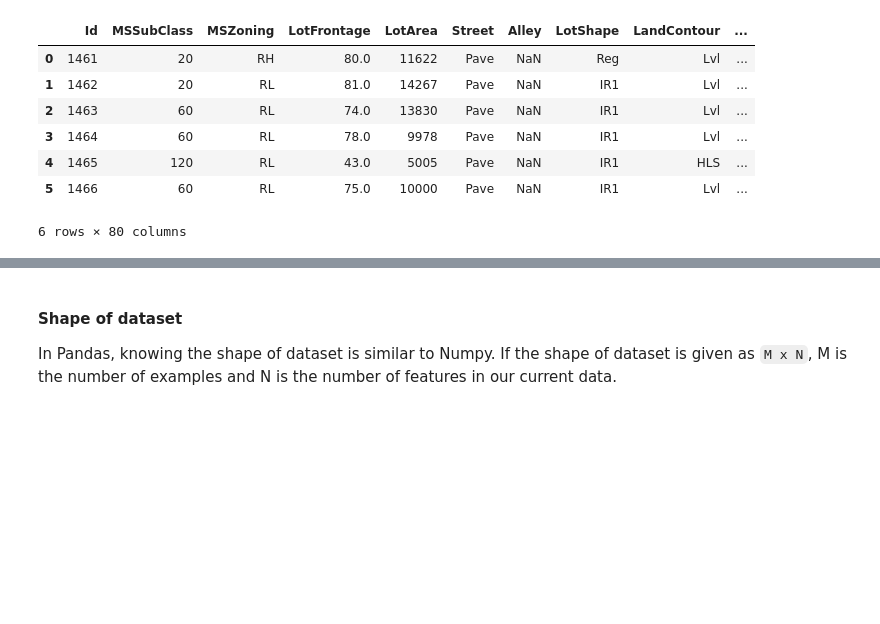
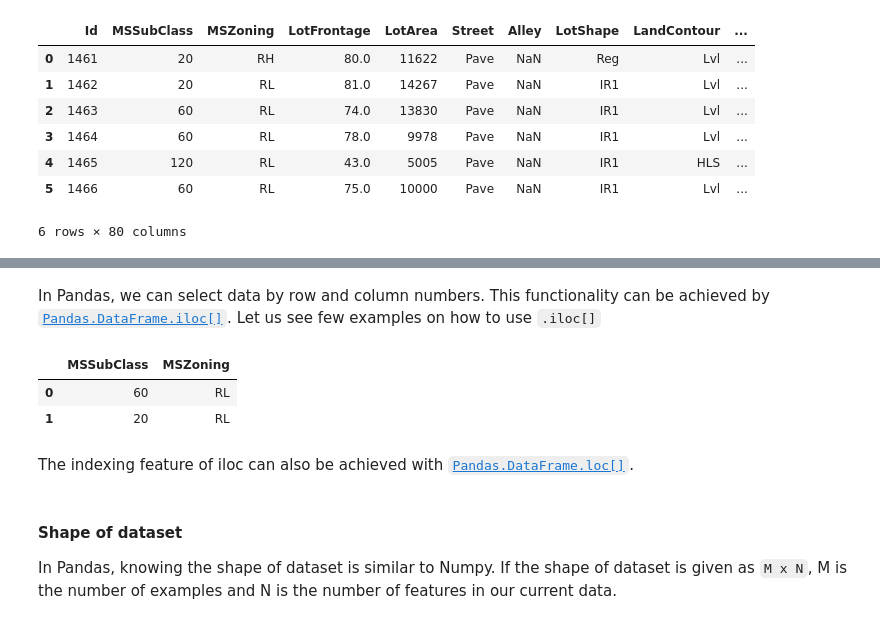
Before and after one commit to r4ghu/IntroToPandas, a Jupyter notebook: Intro to Pandas.ipynb, the cells around one changed output, grey strips where cells are left out. Cells and saved outputs as stored; diff of their text form; code cells hidden in the pictures; blank space fills up the shorter version.

Commit message:
Add iloc

```diff
--- a/Intro to Pandas.ipynb
+++ b/Intro to Pandas.ipynb
@@ -79,3 +104,25 @@ test.head(6)
+# %% [markdown]
+In Pandas, we can select data by row and column numbers. This functionality can be achieved by [`Pandas.DataFrame.iloc[]`](https://pandas.pydata.org/pandas-docs/stable/generated/pandas.DataFrame.iloc.html). Let us see few examples on how to use `.iloc[]`
+# %%
+# Single selection of rows
+train.iloc[0]                      # Row 0
+train.iloc[102]                    # Row 102
+train.iloc[-1]                     # Last Row
+
+# Single selection of columns
+train.iloc[:, 0]                   # Column 0
+train.iloc[:, 9]                   # Column 9
+train.iloc[:, -1]                  # Last Column
+
+# Multiple columns and rows using iloc indexer
+train.iloc[0:2, 1:3]               # Rows 0-1, Columns 1-2
+# Indexing follows general python convention
+# %% [output]
+|  | MSSubClass | MSZoning |
+| 0 | 60 | RL |
+| 1 | 20 | RL |
+# %% [markdown]
+The indexing feature of iloc can also be achieved with [`Pandas.DataFrame.loc[]`](https://pandas.pydata.org/pandas-docs/stable/generated/pandas.DataFrame.loc.html).
 # %% [markdown]
 #### Shape of dataset
 
```
Also changed, not shown: parts of 6 cells of this notebook.
